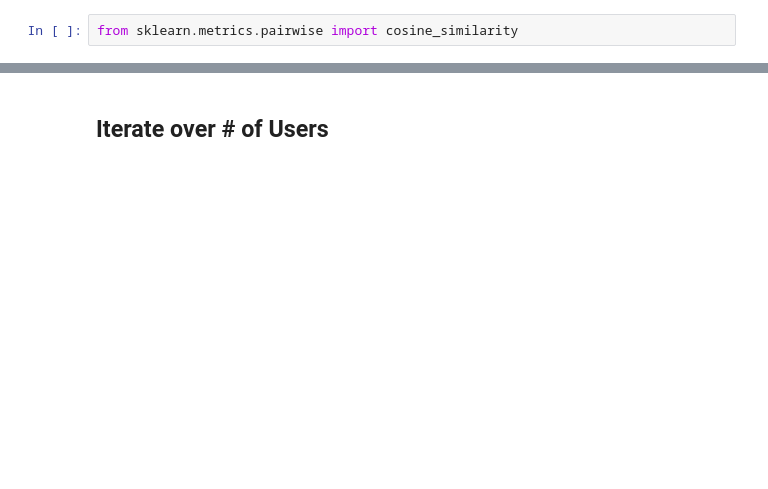
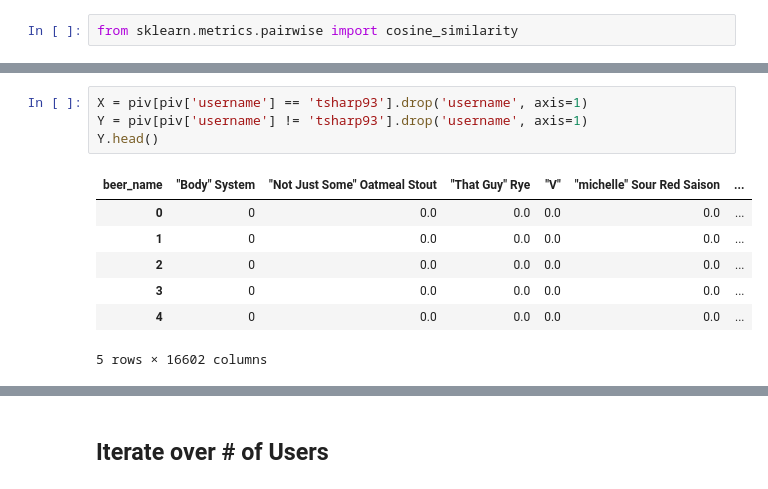
Before and after one commit to tomsharp/BeerMe, a Jupyter notebook: notebooks/Similar Users.ipynb, the cells around one changed output, grey strips where cells are left out. Drawn from its saved outputs; the diff is of its cells as text; blank space fills up the shorter version.

```diff
--- a/notebooks/Similar Users.ipynb
+++ b/notebooks/Similar Users.ipynb
@@ -163,0 +37,12 @@ X_train, X_test, y_train, y_test = train_test_split(x, y, test_size=0.2, random_
+# %%
+X = piv[piv['username'] == 'tsharp93'].drop('username', axis=1)
+Y = piv[piv['username'] != 'tsharp93'].drop('username', axis=1)
+Y.head()
+# %% [output]
+| beer_name | "Body" System | "Not Just Some" Oatmeal Stout | "That Guy" Rye | "V" | "michelle" Sour Red Saison | ... |
+| 0 | 0 | 0.0 | 0.0 | 0.0 | 0.0 | ... |
+| 1 | 0 | 0.0 | 0.0 | 0.0 | 0.0 | ... |
+| 2 | 0 | 0.0 | 0.0 | 0.0 | 0.0 | ... |
+| 3 | 0 | 0.0 | 0.0 | 0.0 | 0.0 | ... |
+| 4 | 0 | 0.0 | 0.0 | 0.0 | 0.0 | ... |
+5 rows × 16602 columns
```
Also changed, not shown: parts of 32 cells of this notebook.
